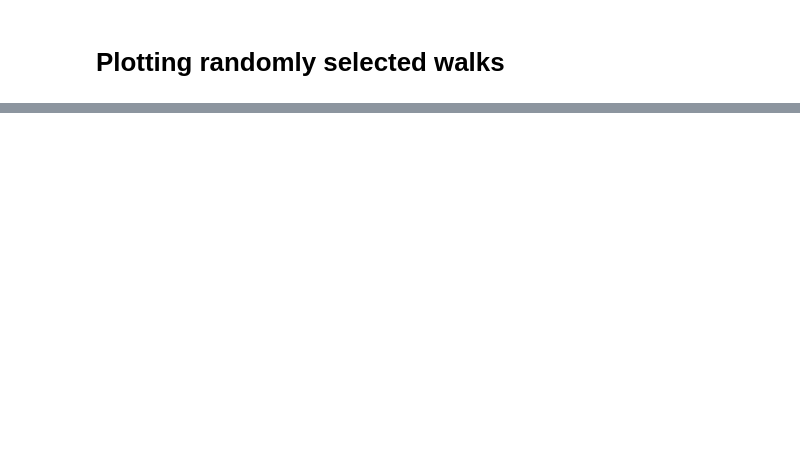
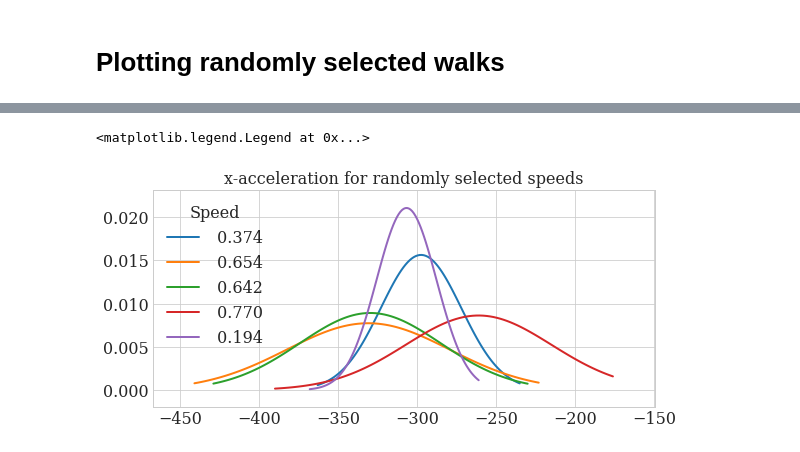
Before and after one commit to m-patterson-wearable/gait_speed_prediction, a Jupyter notebook: notebooks/2.0-data_exploration.ipynb, the cells around one changed output, grey strips where cells are left out. Saved outputs shown, nothing was run; the diff lists cells and outputs as text; code cells hidden in the pictures; blank space fills up the shorter version.

```diff
--- a/notebooks/2.0-data_exploration.ipynb
+++ b/notebooks/2.0-data_exploration.ipynb
@@ -106,7 +133,9 @@ speeds=list(speeds['speed'].values)
 # %%
-# Extract accelration data corresponding to each speed
-accls=[]
-for speed in speeds:
-    accls_per_speed=raw_data[raw_data['speed']==speed]
-    accls_per_speed=accls_per_speed.drop(['stamp','SubjectId','RunId'], axis=1).values
-    accls.append(accls_per_speed)
+random.seed(10)
+sel_speeds=random.sample(speeds,5)
+# Extract accelration data corresponding to each selected speed
+sel_accls=[]
+for speed in sel_speeds:
+    accls=raw_data[raw_data['speed']==speed]
+    accls=accls.drop(['stamp','SubjectId','RunId'], axis=1).values
+    sel_accls.append(accls)
@@ -115,0 +142,17 @@ for speed in speeds:
+# %%
+from scipy.stats import norm
+def plt_dist(arr, speed):
+    arr=np.array(arr, dtype=float)
+    mu, std = norm.fit(arr)
+    x=np.linspace(arr.min(), arr.max(), 100)
+    p=norm.pdf(x,mu,std)
+    plt.plot(x, p, linewidth=2, label=(" %.3f"%(speed)))
+# %%
+plt.rcParams["figure.figsize"] = (9,4)
+plt.title('x-acceleration for randomly selected speeds')
+for i, speed in enumerate(sel_speeds):
+    plt_dist(sel_accls[i][:,0], speed)
+plt.legend(title='Speed')
+# %% [output]
+<matplotlib.legend.Legend at 0x...>
+[figure, added]
```
Also changed, not shown: parts of 9 cells of this notebook, 1 other file.
